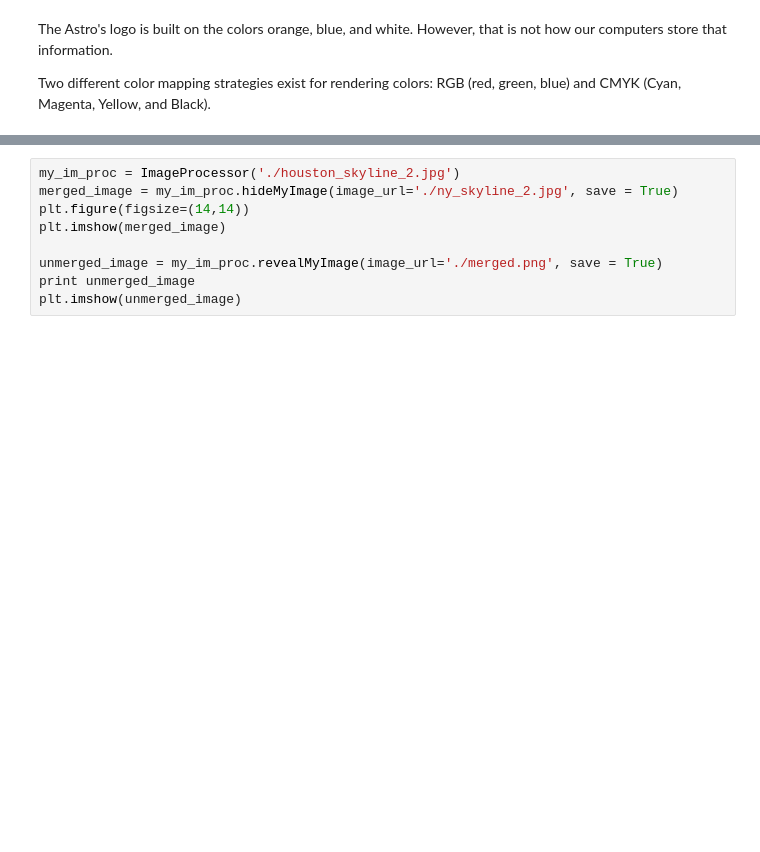
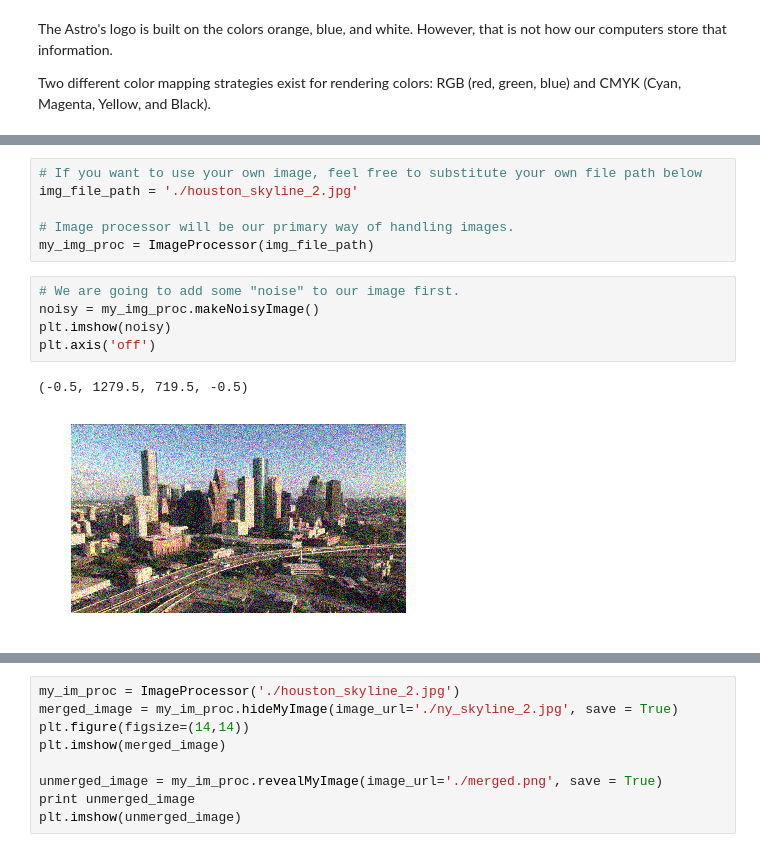
Before and after one commit to ldcbishop/IntroToSciProg, a Jupyter notebook: Images_and_Color_Theory.ipynb, the cells around one changed output, grey strips where cells are left out. Cells and saved outputs as stored; diff of their text form; blank space fills up the shorter version.

```diff
--- a/Images_and_Color_Theory.ipynb
+++ b/Images_and_Color_Theory.ipynb
@@ -61,0 +60,14 @@ Digital images are simply matrices of numbers that are translated into colored p
+# %%
+# If you want to use your own image, feel free to substitute your own file path below
+img_file_path = './houston_skyline_2.jpg'
+
+# Image processor will be our primary way of handling images.
+my_img_proc = ImageProcessor(img_file_path)
+# %%
+# We are going to add some "noise" to our image first.
+noisy = my_img_proc.makeNoisyImage()
+plt.imshow(noisy)
+plt.axis('off')
+# %% [output]
+(-0.5, 1279.5, 719.5, -0.5)
+[figure, added]
```
Also changed, not shown: parts of 11 cells of this notebook, 1 other file.
